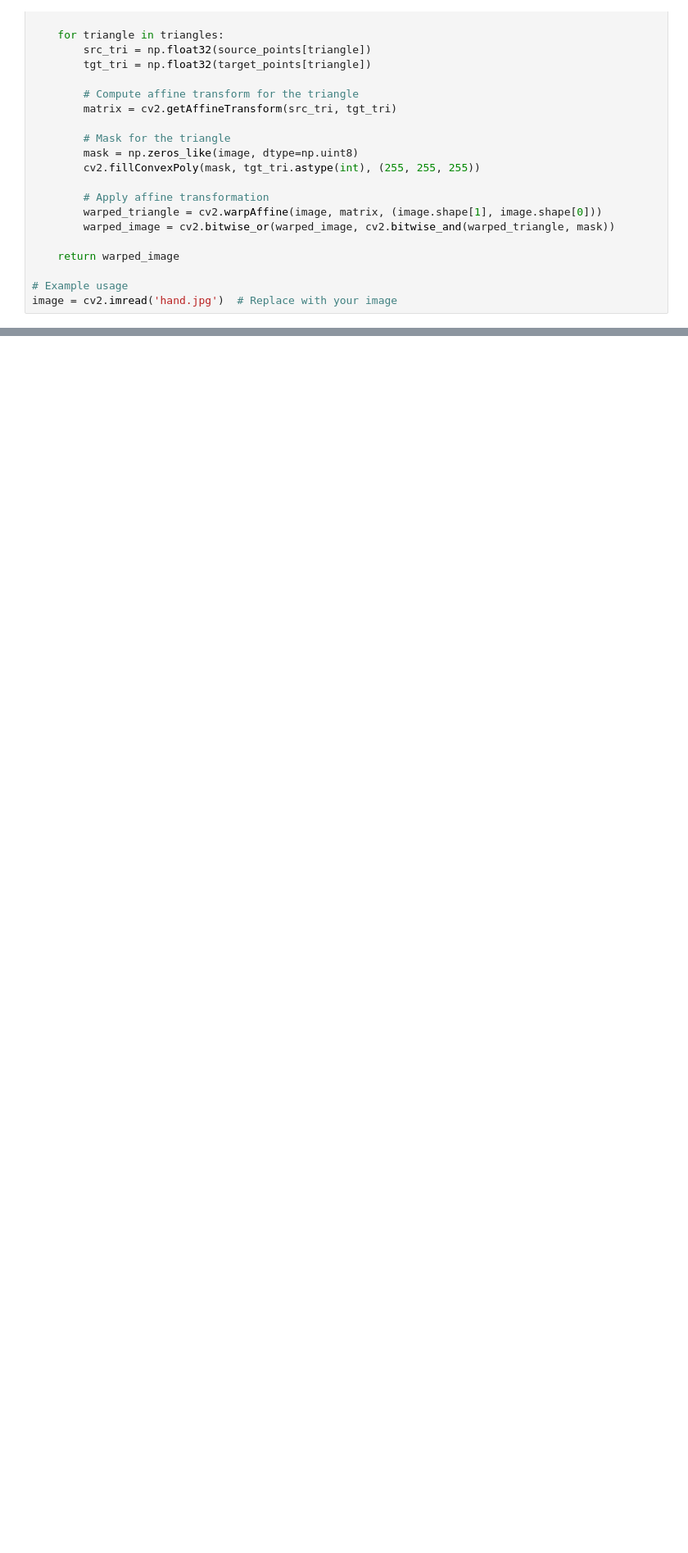
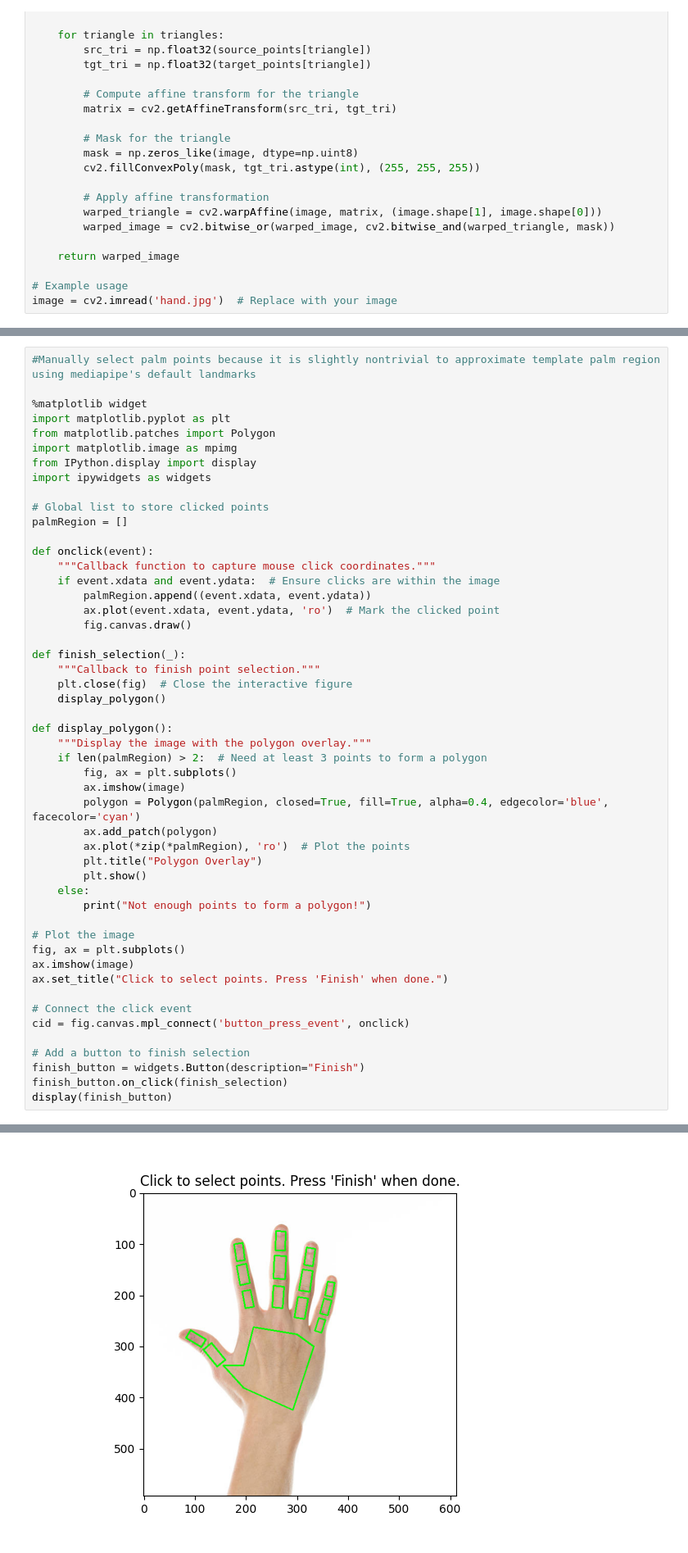
Before and after one commit to AntheaLi/match-hand, a Jupyter notebook: contrained-hand-match.ipynb, the cells around one changed output, grey strips where cells are left out. Shown: that part at 82% size. Drawn from its saved outputs; the diff is of its cells as text; blank space fills up the shorter version.

```diff
--- a/contrained-hand-match.ipynb
+++ b/contrained-hand-match.ipynb
@@ -310,0 +384,51 @@ cv2.imshow()
+# %%
+#Manually select palm points because it is slightly nontrivial to approximate template palm region using mediapipe's default landmarks
+
+%matplotlib widget
+import matplotlib.pyplot as plt
+from matplotlib.patches import Polygon
+import matplotlib.image as mpimg
+from IPython.display import display
+import ipywidgets as widgets
+
+# Global list to store clicked points
+palmRegion = []
+
+def onclick(event):
+    """Callback function to capture mouse click coordinates."""
+    if event.xdata and event.ydata:  # Ensure clicks are within the image
+        palmRegion.append((event.xdata, event.ydata))
+        ax.plot(event.xdata, event.ydata, 'ro')  # Mark the clicked point
+        fig.canvas.draw()
+
+def finish_selection(_):
+    """Callback to finish point selection."""
+    plt.close(fig)  # Close the interactive figure
+    display_polygon()
+
+def display_polygon():
+    """Display the image with the polygon overlay."""
+    if len(palmRegion) > 2:  # Need at least 3 points to form a polygon
+        fig, ax = plt.subplots()
+        ax.imshow(image)
+        polygon = Polygon(palmRegion, closed=True, fill=True, alpha=0.4, edgecolor='blue', facecolor='cyan')
+        ax.add_patch(polygon)
+        ax.plot(*zip(*palmRegion), 'ro')  # Plot the points
+        plt.title("Polygon Overlay")
+        plt.show()
+    else:
+        print("Not enough points to form a polygon!")
+
+# Plot the image
+fig, ax = plt.subplots()
+ax.imshow(image)
+ax.set_title("Click to select points. Press 'Finish' when done.")
+
+# Connect the click event
+cid = fig.canvas.mpl_connect('button_press_event', onclick)
+
+# Add a button to finish selection
+finish_button = widgets.Button(description="Finish")
+finish_button.on_click(finish_selection)
+display(finish_button)
+# %% [output]
@@ -310,0 +436 @@ cv2.imshow()
+[figure, added]
```
Also changed, not shown: parts of 8 cells of this notebook, 1 other file.
